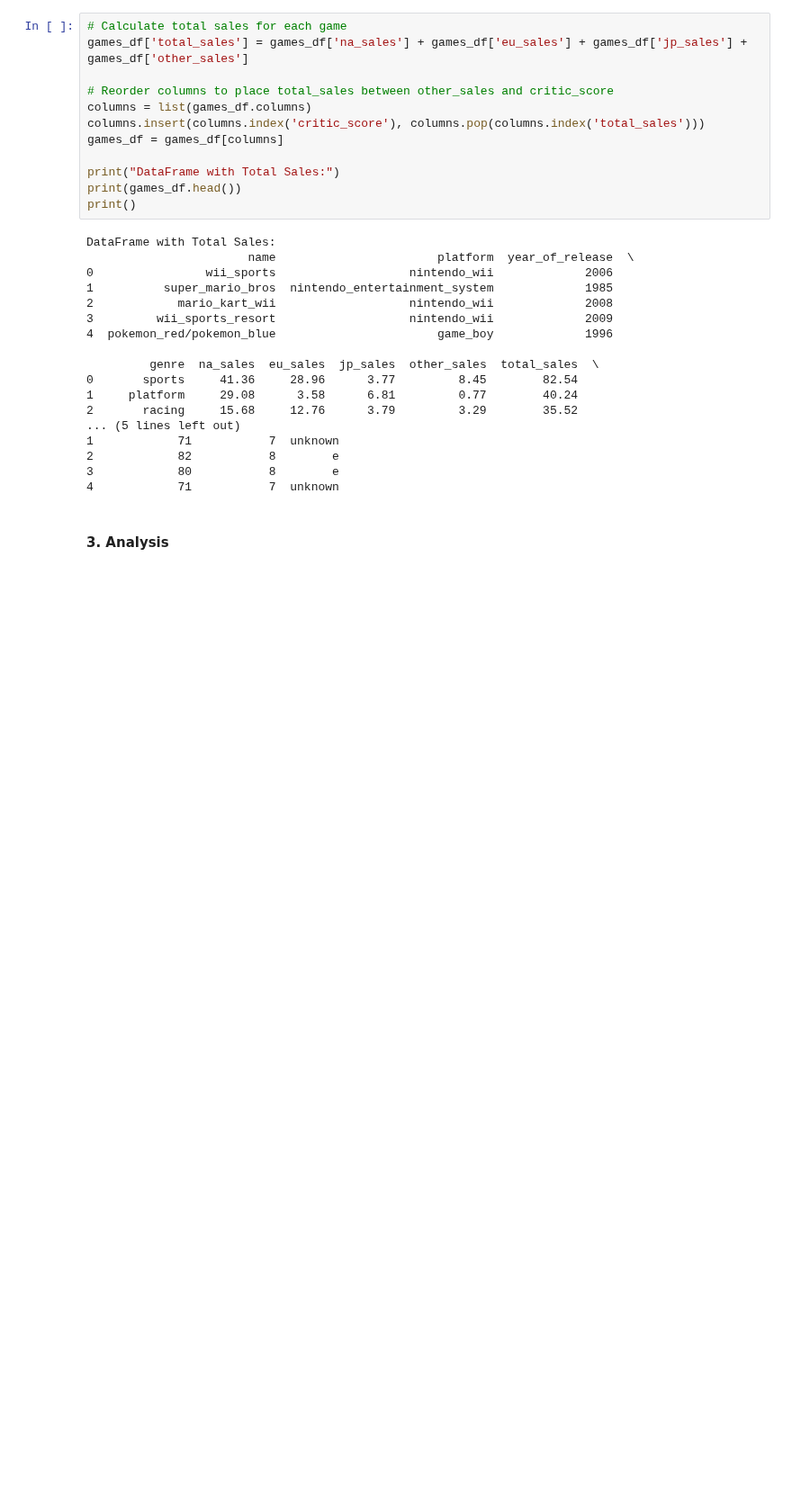
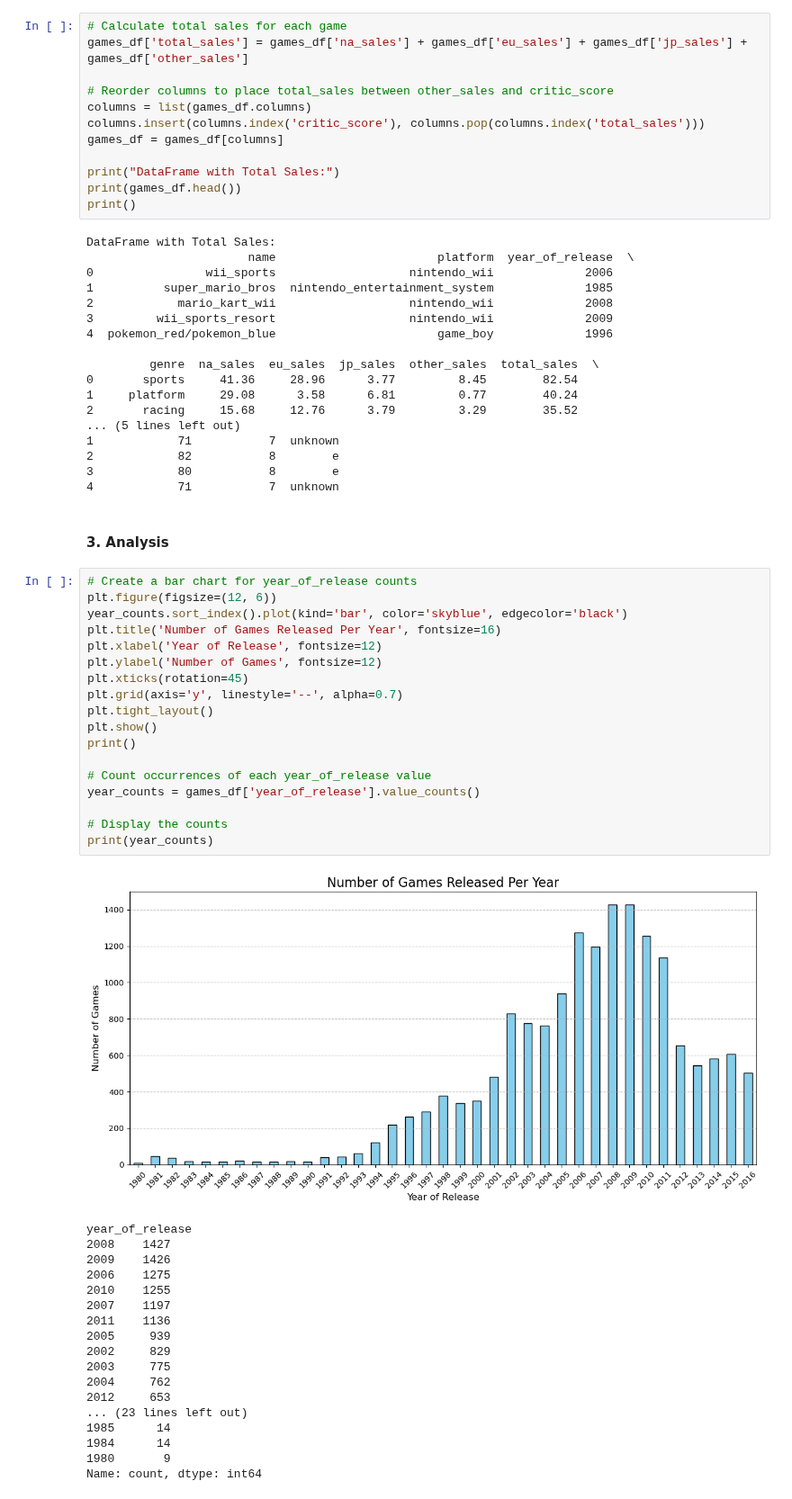
Before and after one commit to DHE42/ice-sales-analysis, a Jupyter notebook: analysis_notebook.ipynb, the cells around one changed output. Shown at 90% size. Saved outputs shown, nothing was run; the diff lists cells and outputs as text; blank space fills up the shorter version.

Commit message:
Created histogram for games released by year.

```diff
--- a/analysis_notebook.ipynb
+++ b/analysis_notebook.ipynb
@@ -303,3 +303,40 @@ DataFrame with Total Sales:
 4            71           7  unknown
 # %% [markdown]
 #### 3. Analysis
+# %%
+# Create a bar chart for year_of_release counts
+plt.figure(figsize=(12, 6))
+year_counts.sort_index().plot(kind='bar', color='skyblue', edgecolor='black')
+plt.title('Number of Games Released Per Year', fontsize=16)
+plt.xlabel('Year of Release', fontsize=12)
+plt.ylabel('Number of Games', fontsize=12)
+plt.xticks(rotation=45)
+plt.grid(axis='y', linestyle='--', alpha=0.7)
+plt.tight_layout()
+plt.show()
+print()
+
+# Count occurrences of each year_of_release value
+year_counts = games_df['year_of_release'].value_counts()
+
+# Display the counts
+print(year_counts)
+# %% [output]
+[figure, added]
+year_of_release
+2008    1427
+2009    1426
+2006    1275
+2010    1255
+2007    1197
+2011    1136
+2005     939
+2002     829
+2003     775
+2004     762
+2012     653
+... (23 lines left out)
+1985      14
+1984      14
+1980       9
+Name: count, dtype: int64
```
